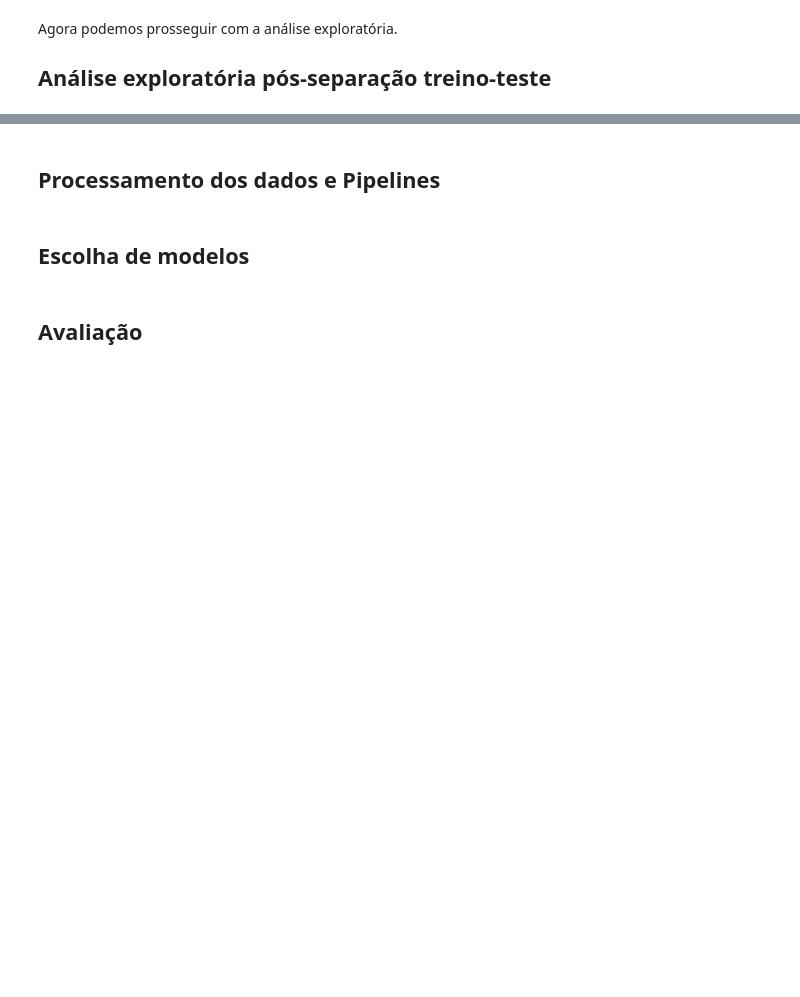
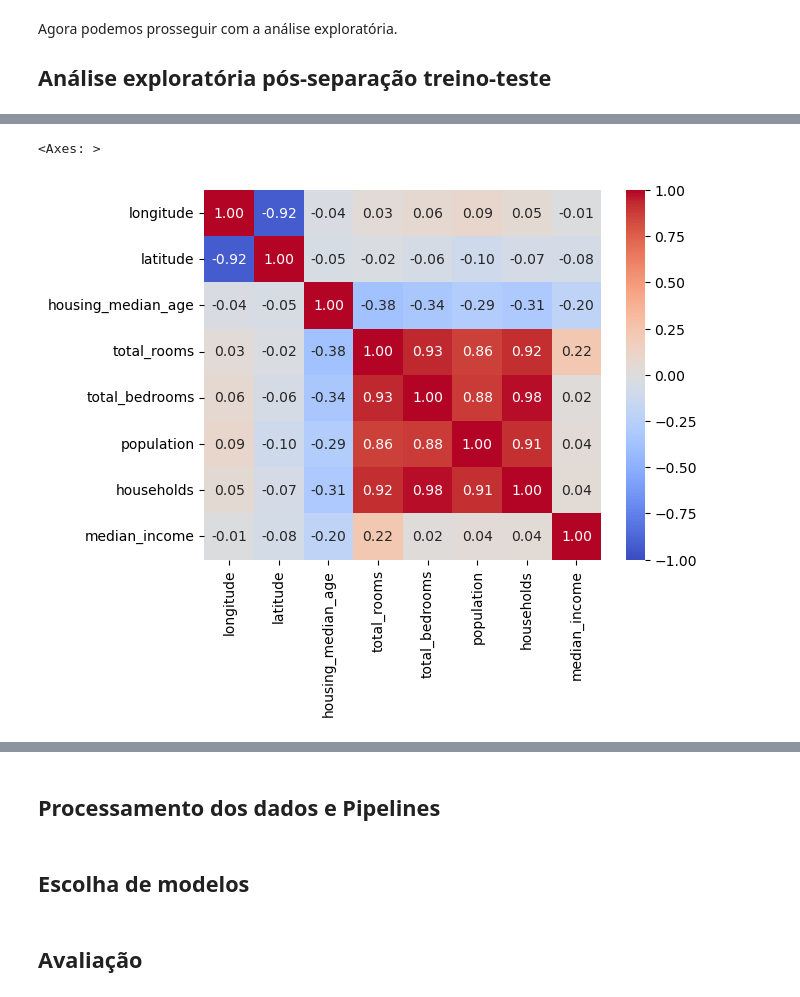
Before and after one commit to marinnagc/ml_labs_marinnagc, a Jupyter notebook: labs/01_regression/answers/task_01.ipynb, the cells around one changed output, grey strips where cells are left out. Saved outputs shown, nothing was run; the diff lists cells and outputs as text; code cells hidden in the pictures; blank space fills up the shorter version.

```diff
--- a/labs/01_regression/answers/task_01.ipynb
+++ b/labs/01_regression/answers/task_01.ipynb
@@ -761,0 +968,2 @@ train_data, test_data = load_filtered_data(DATA_DIR)
+# %%
+X_train, y_train, X_test, y_test = split_features_target(train_data, test_data)
@@ -761,0 +978,2 @@ train_data, test_data = load_filtered_data(DATA_DIR)
+# %%
+corr_matrix = X_train.select_dtypes(include='number').corr()
@@ -761,0 +994,12 @@ train_data, test_data = load_filtered_data(DATA_DIR)
+# %%
+sns.heatmap(
+    corr_matrix,
+    annot=True,
+    cmap='coolwarm',
+    fmt='.2f',
+    vmin=-1,
+    vmax=1,
+)
+# %% [output]
+<Axes: >
+[figure, added]
```
Also changed, not shown: parts of 42 cells of this notebook, 5 other files.
